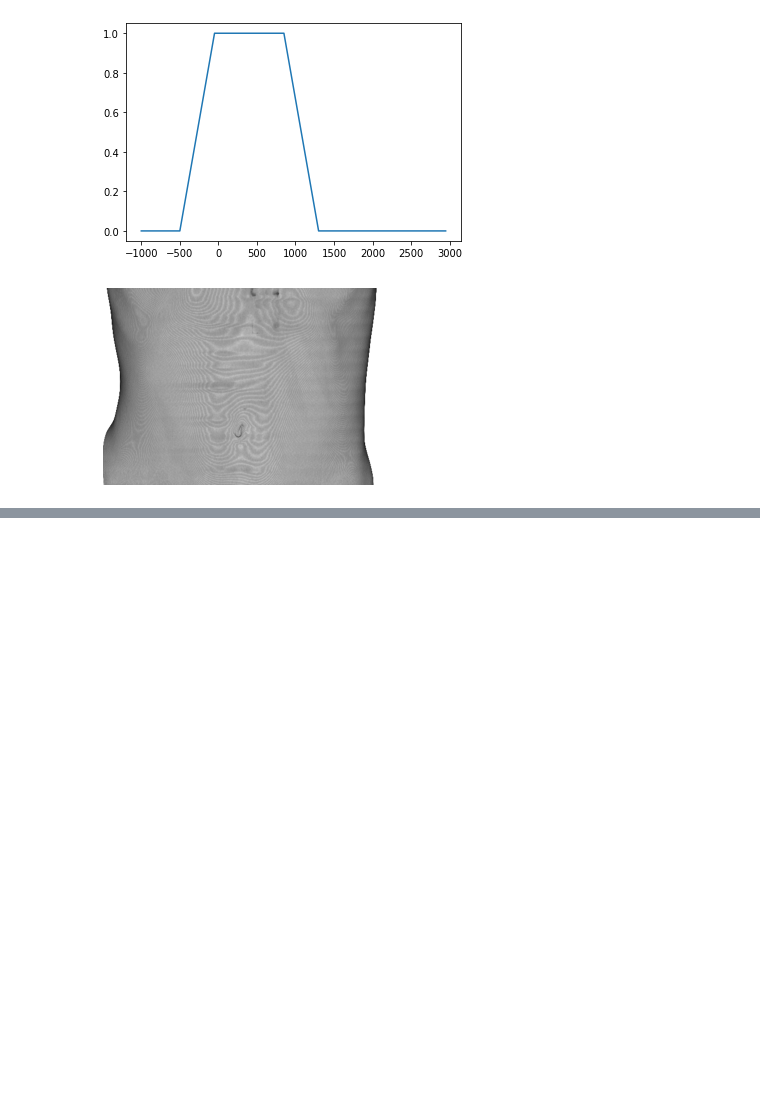
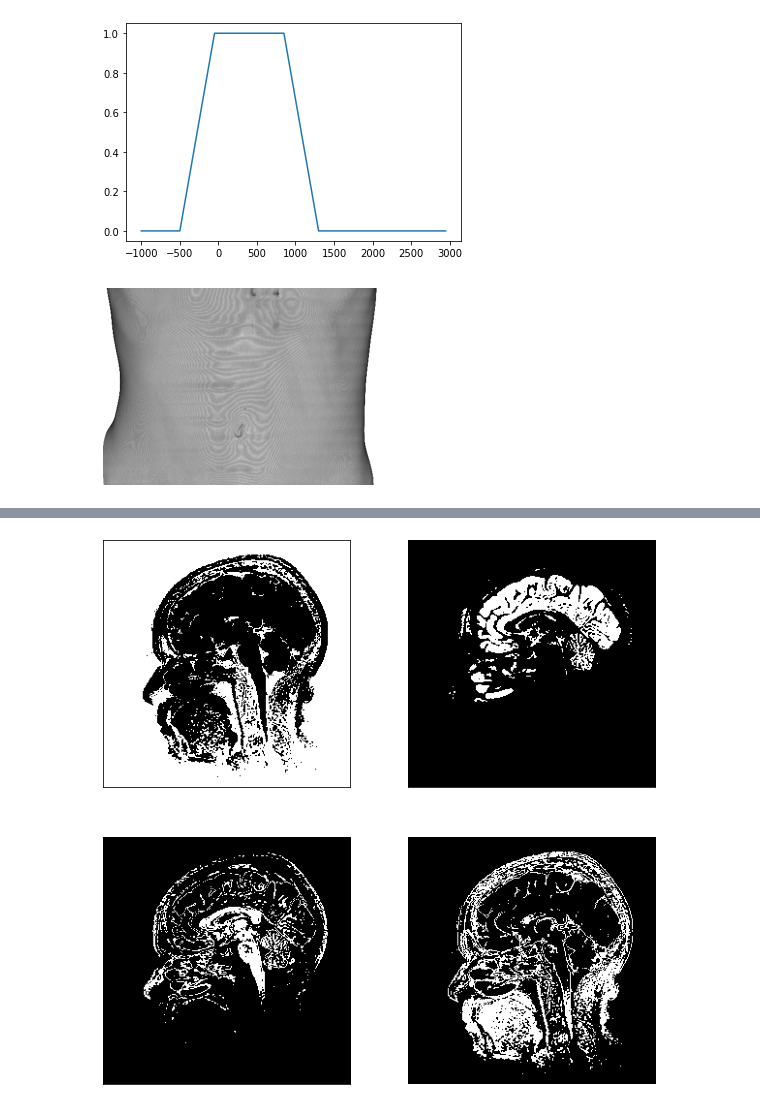
Before and after one commit to fredffsixty/Medical_Imaging, a Jupyter notebook: raycasting.ipynb, the cells around one changed output, grey strips where cells are left out. Saved outputs shown, nothing was run; the diff lists cells and outputs as text; code cells hidden in the pictures; blank space fills up the shorter version.

```diff
--- a/raycasting.ipynb
+++ b/raycasting.ipynb
@@ -216,0 +242,9 @@ axes = plot_images([ct_proj])
+# %%
+clusters = np.full((num_clusters,brain.shape[0],brain.shape[1],brain.shape[2]),0)
+
+for i in range(num_clusters):
+    clusters[i] = np.where(brain_clustered == i, 1, 0)
+
+axes = plot_images(clusters[:,:,:,68])
+# %% [output]
+[figure, added]
```
Also changed, not shown: parts of 5 cells of this notebook.
